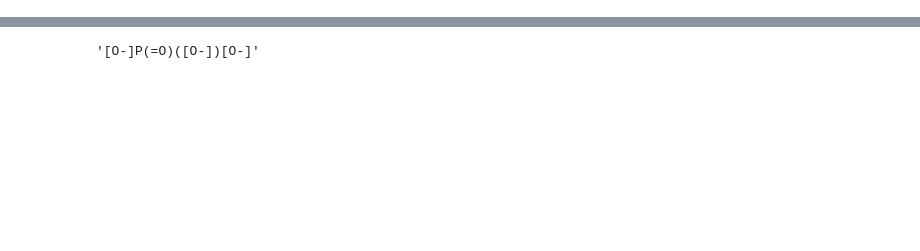
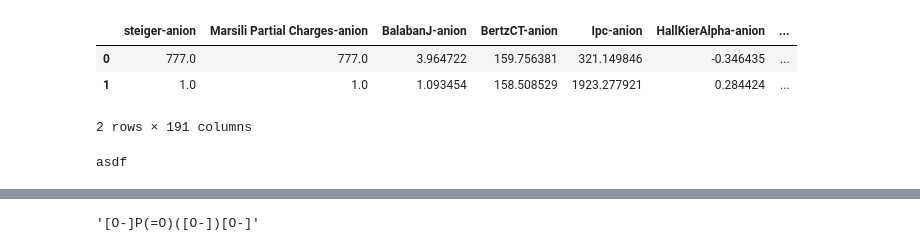
Before and after one commit to wesleybeckner/gains, a Jupyter notebook: scripts/gains_prototype.ipynb, the cells around one changed output, grey strips where cells are left out. Drawn from its saved outputs; the diff is of its cells as text; code cells hidden in the pictures; blank space fills up the shorter version.

Commit message:
updated cpt model

```diff
--- a/scripts/gains_prototype.ipynb
+++ b/scripts/gains_prototype.ipynb
@@ -45,2 +197,43 @@ for i in range(len(tableau20)):
+# %%
+deslist = genetic.load_data("{}_descriptors.csv".format(model_ID))
+deslist
+# %% [output]
+|  | steiger-anion | Marsili Partial Charges-anion | BalabanJ-anion | BertzCT-anion | Ipc-anion | HallKierAlpha-anion | ... |
+| 0 | 777.0 | 777.0 | 3.964722 | 159.756381 | 321.149846 | -0.346435 | ... |
+| 1 | 1.0 | 1.0 | 1.093454 | 158.508529 | 1923.277921 | 0.284424 | ... |
+2 rows × 191 columns
+# %%
+target = 1000
+def get_fitness(anion, genes, target, model_ID):
+
+    cation = Chem.MolFromSmiles(genes)
+    model = genetic.load_data("{}.sav".format(model_ID), pickleFile=True)
+    deslist = genetic.load_data("{}_descriptors.csv".format(model_ID))
+    feature_vector = []
+    if isinstance(target, float) or isinstance(target, int):
+        for item in deslist:
+            if "anion" in item:
+                with genetic.suppress_stdout_stderr():
+                    feature_vector.append(calculator([item.partition('-')
+                                          [0]]).CalcDescriptors(anion)[0])
+            elif "cation" in item:
+                with genetic.suppress_stdout_stderr():
+                    feature_vector.append(calculator([item.partition('-')
+                                          [0]]).CalcDescriptors(cation)[0])
+            elif "Temperature, K" in item:
+                feature_vector.append(298.15)
+            elif "Pressure, kPa" in item:
+                feature_vector.append(101.325)
+            else:
+                print("unknown descriptor in list: %s" % item)
+        features_normalized = (feature_vector - deslist.iloc[0].values) /\
+            deslist.iloc[1].values
+        prediction = np.round(exp(model.predict(np.array(features_normalized).
+                              reshape(1, -1))[0]), decimals=2)
+        error = abs((prediction - target) / target)
+
+    return 1 - error, prediction
+# %% [output]
+asdf
 # %%
 target = 1000
```
Also changed, not shown: parts of 2 cells of this notebook, 15 other files.
